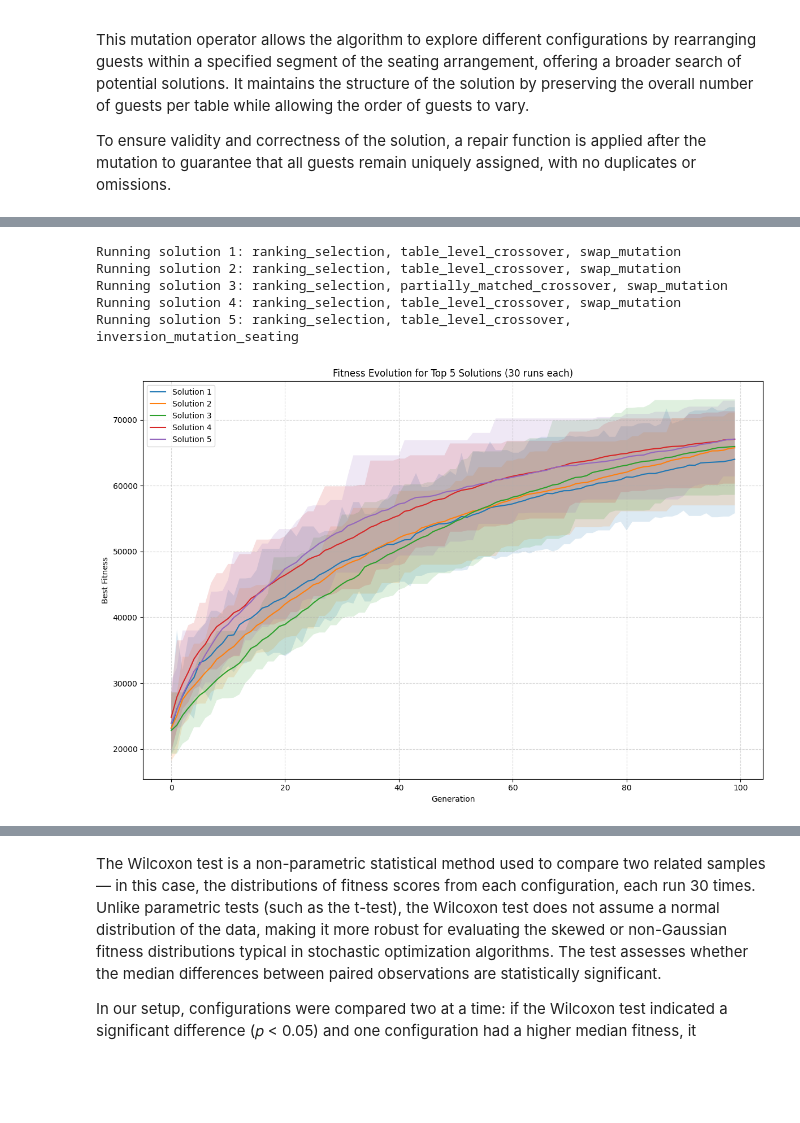
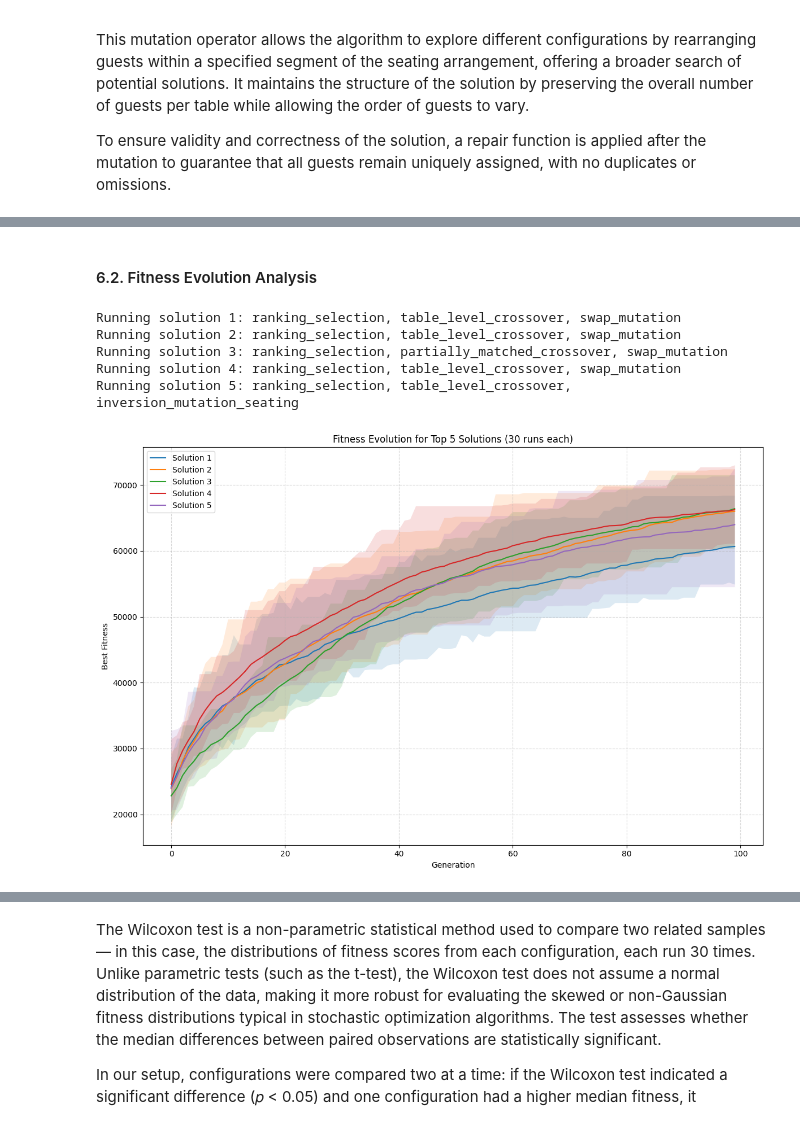
Before and after one commit to afonso1012/CIFO-Project, a Jupyter notebook: Project_Wilcoxon.ipynb, the cells around one changed output, grey strips where cells are left out. Drawn from its saved outputs; the diff is of its cells as text; code cells hidden in the pictures; blank space fills up the shorter version.

```diff
--- a/Project_Wilcoxon.ipynb
+++ b/Project_Wilcoxon.ipynb
@@ -1062,3 +1051,5 @@ Best refinement by configuration:
+# %% [markdown]
+#### 6.2. Fitness Evolution Analysis
 # %%
 # Map function names to actual functions
 selection_map = {
@@ -1074,11 +1065,11 @@ mutation_map = {
 }
 
 best_params = [
-    ('ranking_selection', 'table_level_crossover', 'swap_mutation', 0.3235315484935214, 0.7481504648390775, False),
-    ('ranking_selection', 'table_level_crossover', 'swap_mutation', 0.3568444028054276, 0.42684195102438555, True),
-    ('ranking_selection', 'partially_matched_crossover', 'swap_mutation', 0.3568444028054276, 0.7481504648390775, True),
-    ('ranking_selection', 'table_level_crossover', 'swap_mutation', 0.21646350092269157, 0.9125307336006163, True),
-    ('ranking_selection', 'table_level_crossover', 'inversion_mutation_seating', 0.3568444028054276, 0.6622697789399609, True),
+    ('ranking_selection', 'table_level_crossover', 'swap_mutation', 0.13726848053869886, 0.7984415253184189, False),
+    ('ranking_selection', 'table_level_crossover', 'swap_mutation', 0.34152748457885906, 0.5134029491150064, True),
+    ('ranking_selection', 'partially_matched_crossover', 'swap_mutation', 0.34152748457885906, 0.7984415253184189, True),
+    ('ranking_selection', 'table_level_crossover', 'swap_mutation', 0.23224489753755237, 0.9780030241844859, True),
+    ('ranking_selection', 'table_level_crossover', 'inversion_mutation_seating', 0.34152748457885906, 0.40014308962498213, True),
 ]
 
 runs = 30
@@ -1112,34 +1103,34 @@ for idx, (sel_name, cross_name, mut_name, mut_prob, xo_prob, elit) in enumerate(
                 if len(new_population) < len(population):
                     mutated2 = mut(offspring2, mut_prob)
                     new_population.append(mutated2)
             population = new_population
             best_fitnesses.append(get_best_ind(population, True).fitness())
         all_runs.append(best_fitnesses)
     fitness_evolution_per_config.append(all_runs)
 
 # Plotting
 plt.figure(figsize=(12, 8))
 for idx, all_runs in enumerate(fitness_evolution_per_config):
     arr = np.array(all_runs)
     avg = arr.mean(axis=0)
     minv = arr.min(axis=0)
     maxv = arr.max(axis=0)
     plt.plot(avg, label=f"Solution {idx+1}")
     plt.fill_between(range(max_gen), minv, maxv, alpha=0.15)
 plt.xlabel("Generation")
 plt.ylabel("Best Fitness")
 plt.title("Fitness Evolution for Top 5 Solutions (30 runs each)")
 plt.legend()
 plt.grid(True, linestyle='--', alpha=0.5)
 plt.tight_layout()
 plt.show()
 # %% [output]
 Running solution 1: ranking_selection, table_level_crossover, swap_mutation
 Running solution 2: ranking_selection, table_level_crossover, swap_mutation
 Running solution 3: ranking_selection, partially_matched_crossover, swap_mutation
 Running solution 4: ranking_selection, table_level_crossover, swap_mutation
 Running solution 5: ranking_selection, table_level_crossover, inversion_mutation_seating
-[figure, old version]
+[figure, new version]
 # %%
 def plot_per_solution_average_with_shadow(fitness_evolution_per_config, max_gen=100):
     color_cycle = plt.rcParams['axes.prop_cycle'].by_key()['color']
```
Also changed, not shown: parts of 57 cells of this notebook.
